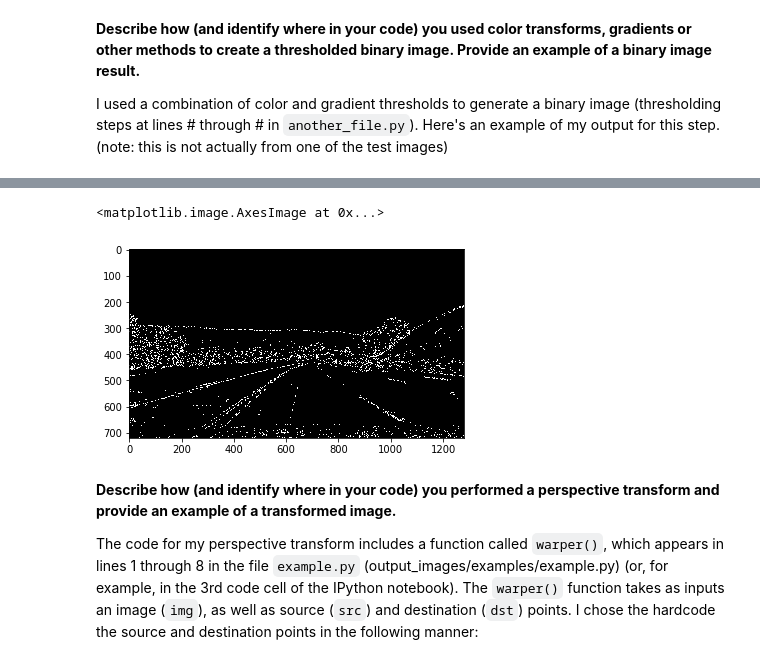
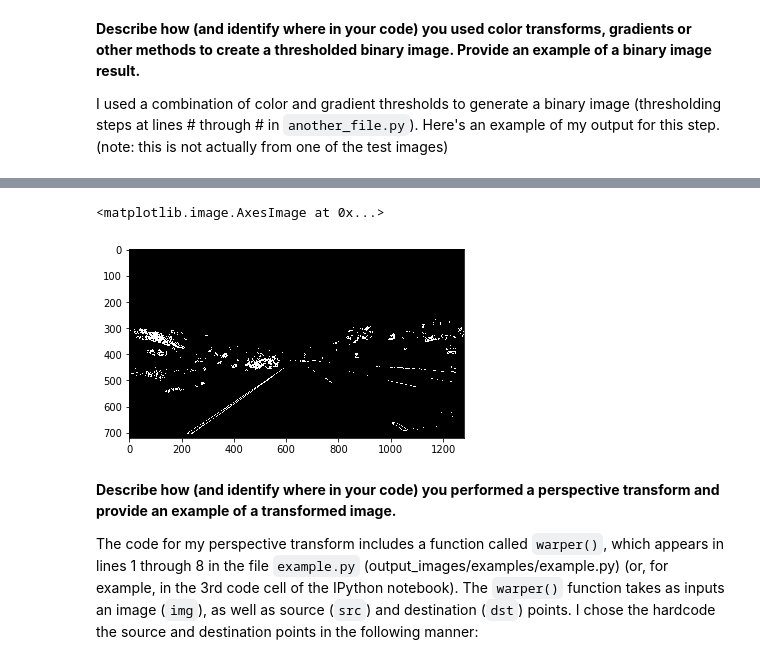
Before and after one commit to hairizuanbinnoorazman/CarND-Advanced-Lane-Lines, a Jupyter notebook: Advanced Lane Finding.ipynb, the cells around one changed output, grey strips where cells are left out. Saved outputs shown, nothing was run; the diff lists cells and outputs as text; code cells hidden in the pictures.

```diff
--- a/Advanced Lane Finding.ipynb
+++ b/Advanced Lane Finding.ipynb
@@ -135,7 +135,7 @@ import matplotlib.pyplot as plt
 import matplotlib.image as mpimg
 
 # Original Image
-image = mpimg.imread('./test_images/straight_lines1.jpg')
+image = mpimg.imread('./test_images/test1.jpg')
 print(image.shape)
 plt.imshow(image)
 # %% [output]
@@ -200,7 +200,8 @@ def hls_threshold(image, filter=None, mode=None, lower_threshold=None, upper_thr
     else:
         return image
 # %%
-road_image = mpimg.imread("./test_images/test3.jpg")
+road_image = mpimg.imread("./test_images/straight_lines1.jpg")
+road_image = cv2.undistort(road_image, mtx, dist, None, mtx)
 # %%
 # Testing with just red filter doesn't work
 # Test on every single color reveals that none of them work really well because of the shadow.
@@ -274,7 +276,8 @@ def abs_sobel_thresh(img, orient='x', thresh_min=0, thresh_max=255):
     # Return the result
     return binary_output
 # %%
-gradx = abs_sobel_thresh(road_image, 'x', 10, 30)
+#road_image = mpimg.imread("./test_images/test1.jpg")
+gradx = abs_sobel_thresh(road_image, 'x', 5, 200)
 plt.imshow(gradx, cmap='gray')
 # %% [output]
 <matplotlib.image.AxesImage at 0x...>
@@ -300,13 +306,15 @@ plt.imshow(mag_binary, cmap='gray')
 # %%
 combined = np.zeros_like(rgb_binary)
-combined[((gradx == 1) & (grady == 1)) |
-       ((mag_binary == 1) & (dir_binary == 1)) |
-         ((rgb_binary == 0) & (hls_binary == 1))] = 1
+# combined[((gradx == 1) & (grady == 1)) |
+#        ((mag_binary == 1) & (dir_binary == 0)) |
+#          ((rgb_binary == 0) & (hls_binary == 1))] = 1
 # combined[((rgb_binary == 1) | (hls_binary == 1))] = 1
+combined[((rgb_binary == 0) & (gradx == 1)) |
+         ((rgb_binary == 0) & (grady == 1))] = 1
 plt.imshow(combined, cmap='gray')
 # %% [output]
 <matplotlib.image.AxesImage at 0x...>
-[figure, old version]
+[figure, new version]
 # %% [markdown]
 **Describe how (and identify where in your code) you performed a perspective transform and provide an example of a transformed image.**
 
```
Also changed, not shown: parts of 22 cells of this notebook.
